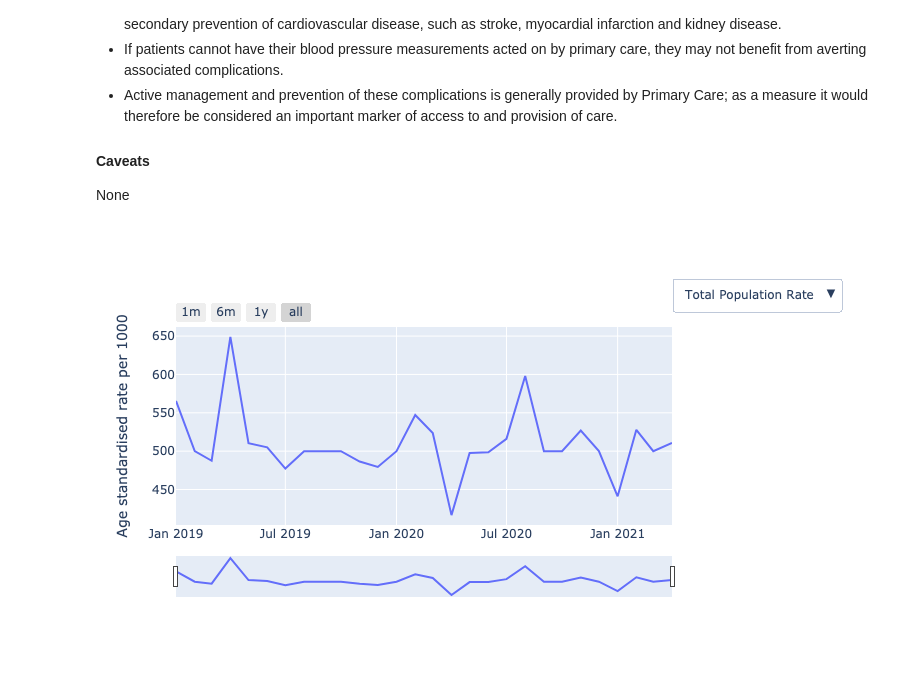
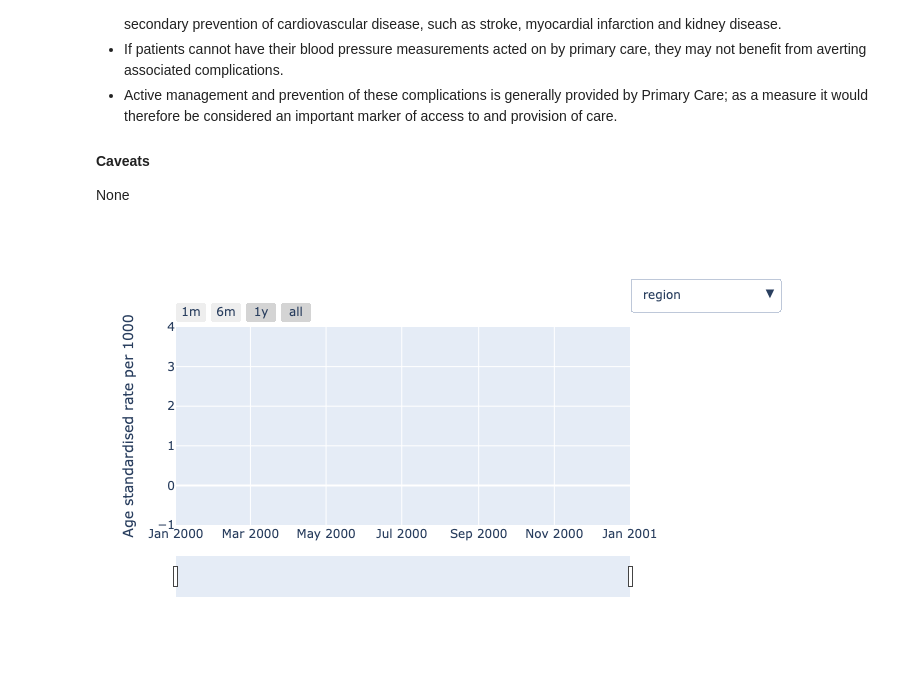
Before and after one commit to opensafely/SRO-Measures, a Jupyter notebook: notebooks/sentinel_measures_demographics.ipynb, the cells around one changed output. Drawn from its saved outputs; the diff is of its cells as text; code cells hidden in the pictures.

```diff
--- a/notebooks/sentinel_measures_demographics.ipynb
+++ b/notebooks/sentinel_measures_demographics.ipynb
@@ -26,6 +26,10 @@ from pandas.plotting import register_matplotlib_converters
 register_matplotlib_converters()
 
 %matplotlib inline
+# %%
+def strip_feather(row):
+    row['date'] = row['date'].rstrip('.fea')
+    return row
 # %%
 sentinel_measures = ['systolic_bp']
 
@@ -89,5 +96,5 @@ for measure in sentinel_measures:
 # %%
-def plot_demographics(data_dict, data_totals, demographics, interactive):
+def plot_demographics(data_dict, demographics, interactive):
     if interactive:
 
         fig = go.Figure()
@@ -95,9 +102,9 @@ def plot_demographics(data_dict, data_totals, demographics, interactive):
         visible_list = []
 
 
-        #add population rate
-        fig.add_trace(go.Scatter(
-                        x=data_totals['date'], y=data_totals['rate'], name='total', visible=True))
+#         #add population rate
+#         fig.add_trace(go.Scatter(
+#                         x=data_totals['date'], y=data_totals['rate'], name='total', visible=True))
 
 
         for d in demographics:
@@ -118,13 +125,13 @@ def plot_demographics(data_dict, data_totals, demographics, interactive):
                         x=df_subset['date'], y=df_subset['rate_standardised'], name=str(unique_category), visible=False))
 
 
-        buttons_list.append(
-            dict(label = 'Total Population Rate',
-                          method = 'update',
-                          args = [{'visible': [True] + [False]*sum(visible_list)},
-                                  {'title': 'Total Population Rate',
-                                   'showlegend':True}])
-            )
+#         buttons_list.append(
+#             dict(label = 'Total Population Rate',
+#                           method = 'update',
+#                           args = [{'visible': [True] + [False]*sum(visible_list)},
+#                                   {'title': 'Total Population Rate',
+#                                    'showlegend':True}])
+#             )
 
 
         for i, d in enumerate(demographics):
@@ -132,7 +139,8 @@ def plot_demographics(data_dict, data_totals, demographics, interactive):
 
 
 
-            visible=[False]
+#             visible=[False]
+            visible=[]
             for j, x in enumerate(visible_list):
                 if i == j:
                     visible.extend([True]*x)
@@ -214,7 +222,7 @@ def plot_demographics(data_dict, data_totals, demographics, interactive):
 
         for d in demographics:
 
-            plt.plot(data_totals['date'], data_totals['rate'])
+#             plt.plot(data_totals['date'], data_totals['rate'])
             df = data_dict[d]
 
 
@@ -230,10 +238,11 @@ def plot_demographics(data_dict, data_totals, demographics, interactive):
                         plt.plot(df_subset['date'], df_subset['rate_standardised'])
             plt.xticks(rotation=90)
             plt.ylabel("rate per 1000")
-            plt.legend(['total'] + list(df[d].unique()))
+            plt.legend(list(df[d].unique()))
             plt.title(d)
             plt.savefig(f'../output/test_{d}.png')
             plt.clf()
+
             plt.close()
 # %% [markdown]
 <a id="systolic_bp"></a>
@@ -252,7 +261,7 @@ Rate of systolic blood presure monitoring per 1000 members of the population.
 #### Caveats
 None
 # %%
-plot_demographics(data_dict['systolic_bp'], data_dict_totals['systolic_bp'],demographics, interactive=True)
+plot_demographics(data_dict['systolic_bp'],demographics, interactive=True)
 # %% [output]
-[figure, old version]
+[figure, new version]
 # %%
```
Also changed, not shown: parts of 2 cells of this notebook.
